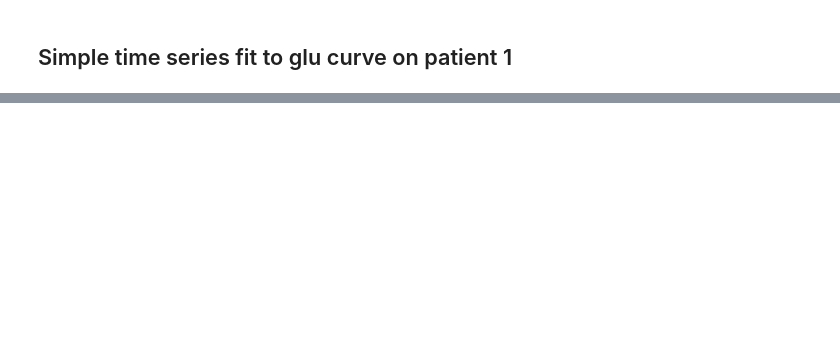
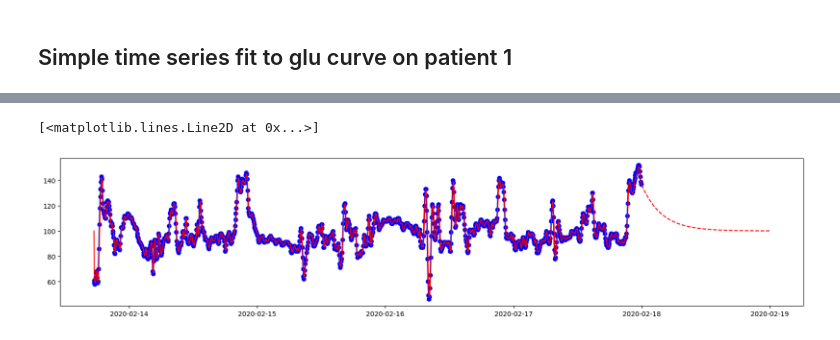
Before and after one commit to NoahGillespie/CGM, a Jupyter notebook: GoodResults.ipynb, the cells around one changed output, grey strips where cells are left out. Cells and saved outputs as stored; diff of their text form; code cells hidden in the pictures; blank space fills up the shorter version.

```diff
--- a/GoodResults.ipynb
+++ b/GoodResults.ipynb
@@ -399,0 +471,3 @@ data[1].acc[(data[1].acc.index < '2020-02-14 04:40:00') & (data[1].acc.index > '
+# %%
+glu_train = data[1].glu.loc['2020-02-13 00:00:00':'2020-02-18 00:00:00']
+glu_test = data[1].glu.loc['2020-02-18 00:00:00':'2020-02-22 18:00:00']
@@ -399,0 +502,3 @@ data[1].acc[(data[1].acc.index < '2020-02-14 04:40:00') & (data[1].acc.index > '
+# %%
+arima = ARIMA(glu_train.values, order=(1, 0, 0)).fit()
+arima.summary()
@@ -399,0 +524,8 @@ data[1].acc[(data[1].acc.index < '2020-02-14 04:40:00') & (data[1].acc.index > '
+# %%
+plt.figure(figsize=(20, 4))
+plt.plot(glu_train, 'b-o')
+plt.plot(glu_train.index, arima.fittedvalues, 'r-')
+plt.plot(glu_test.index[:288], arima.forecast(288), 'r--')
+# %% [output]
+[<matplotlib.lines.Line2D at 0x...>]
+[figure, added]
```
Also changed, not shown: parts of 21 cells of this notebook.
